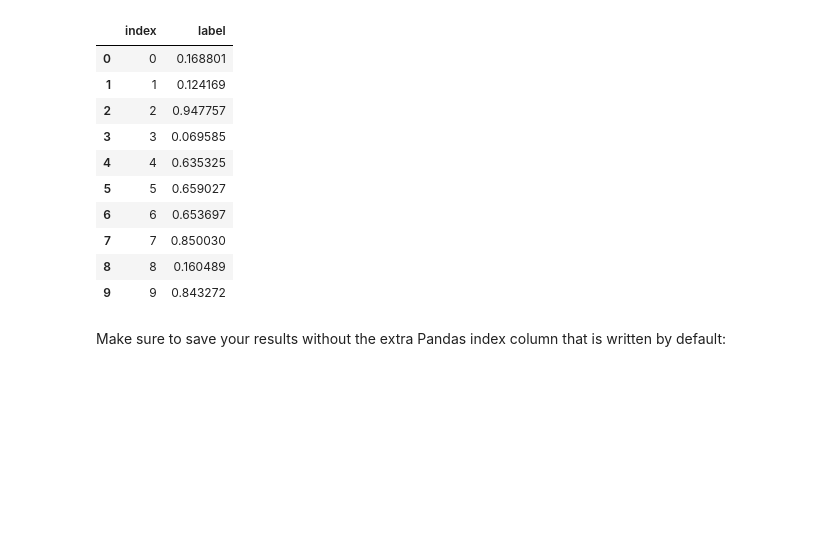
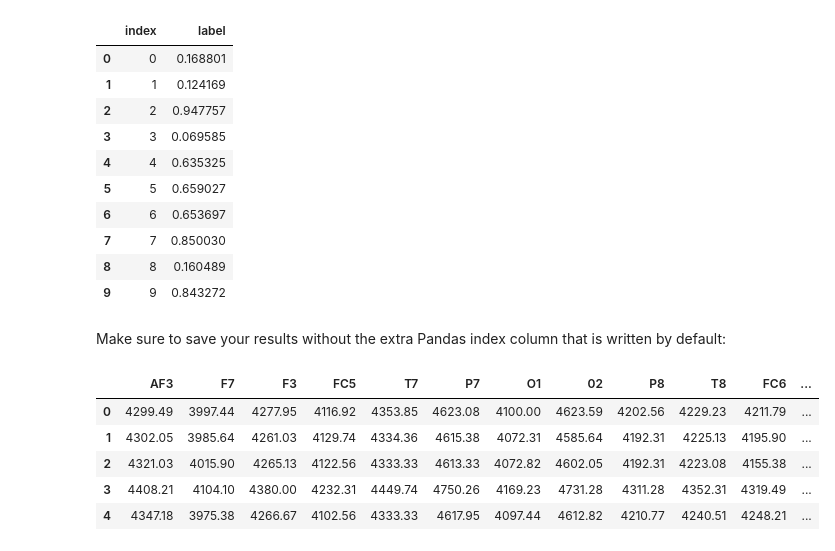
Before and after one commit to CallensToon/Machine_Learning_course_UGent_D012554_kaggle, a Jupyter notebook: Eye blinking prediction.ipynb, the cells around one changed output. Cells and saved outputs as stored; diff of their text form; code cells hidden in the pictures; blank space fills up the shorter version.

```diff
--- a/Eye blinking prediction.ipynb
+++ b/Eye blinking prediction.ipynb
@@ -70,3 +73,13 @@ sample_submission.head(10)
 | 9 | 9 | 0.843272 |
 # %% [markdown]
 Make sure to save your results without the extra Pandas index column that is written by default:
+# %%
+y_train = trainset.pop('label')
+trainset.head()
+# %% [output]
+|  | AF3 | F7 | F3 | FC5 | T7 | P7 | O1 | 02 | P8 | T8 | FC6 | ... |
+| 0 | 4299.49 | 3997.44 | 4277.95 | 4116.92 | 4353.85 | 4623.08 | 4100.00 | 4623.59 | 4202.56 | 4229.23 | 4211.79 | ... |
+| 1 | 4302.05 | 3985.64 | 4261.03 | 4129.74 | 4334.36 | 4615.38 | 4072.31 | 4585.64 | 4192.31 | 4225.13 | 4195.90 | ... |
+| 2 | 4321.03 | 4015.90 | 4265.13 | 4122.56 | 4333.33 | 4613.33 | 4072.82 | 4602.05 | 4192.31 | 4223.08 | 4155.38 | ... |
+| 3 | 4408.21 | 4104.10 | 4380.00 | 4232.31 | 4449.74 | 4750.26 | 4169.23 | 4731.28 | 4311.28 | 4352.31 | 4319.49 | ... |
+| 4 | 4347.18 | 3975.38 | 4266.67 | 4102.56 | 4333.33 | 4617.95 | 4097.44 | 4612.82 | 4210.77 | 4240.51 | 4248.21 | ... |
```
Also changed, not shown: parts of 6 cells of this notebook.
